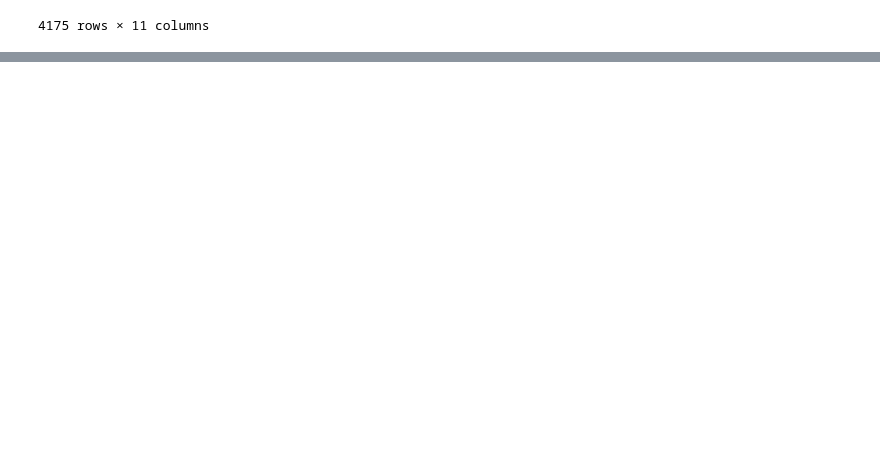
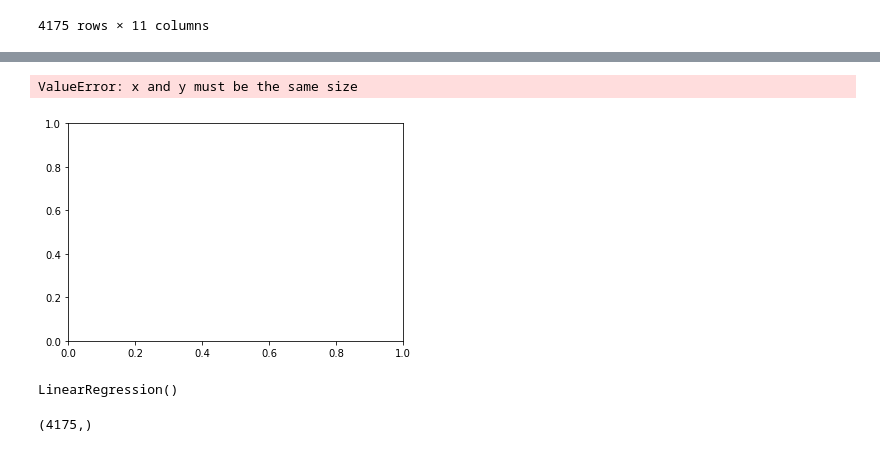
Before and after one commit to aortiz224/bootcamp_finalproject, a Jupyter notebook: dev/yaser/Notebook/ML_finalproject.ipynb, the cells around one changed output, grey strips where cells are left out. Cells and saved outputs as stored; diff of their text form; code cells hidden in the pictures; blank space fills up the shorter version.

```diff
--- a/dev/yaser/Notebook/ML_finalproject.ipynb
+++ b/dev/yaser/Notebook/ML_finalproject.ipynb
@@ -97,0 +133,3 @@ df_new
+# %%
+df_eda=df_eda.drop(['year_create'], axis=1)
+df_eda
@@ -97,0 +150,3 @@ df_new
+# %%
+df_eda=pd.get_dummies(df_eda, columns=['type_of_nft','nsfw'])
+df_eda
@@ -97,0 +167,4 @@ df_new
+# %%
+df_ml= df_eda[['price','likes','total_units','rights','age','type_of_nft_GIF','type_of_nft_PHOTO','type_of_nft_VIDEO',
+             'nsfw_False','nsfw_True']].copy()
+df_ml
@@ -97,0 +185,9 @@ df_new
+# %%
+X=df_ml.drop(columns=['price'])
+y=df_ml.price
+# %%
+plt.scatter(X, y)
+plt.show()
+# %% [output]
+ValueError: x and y must be the same size
+[figure, added]
@@ -97,0 +199,9 @@ df_new
+# %%
+model.fit(X, y)
+# %% [output]
+LinearRegression()
+# %%
+y_pred = model.predict(X)
+print(y_pred.shape)
+# %% [output]
+(4175,)
```
Also changed, not shown: parts of 27 cells of this notebook.
